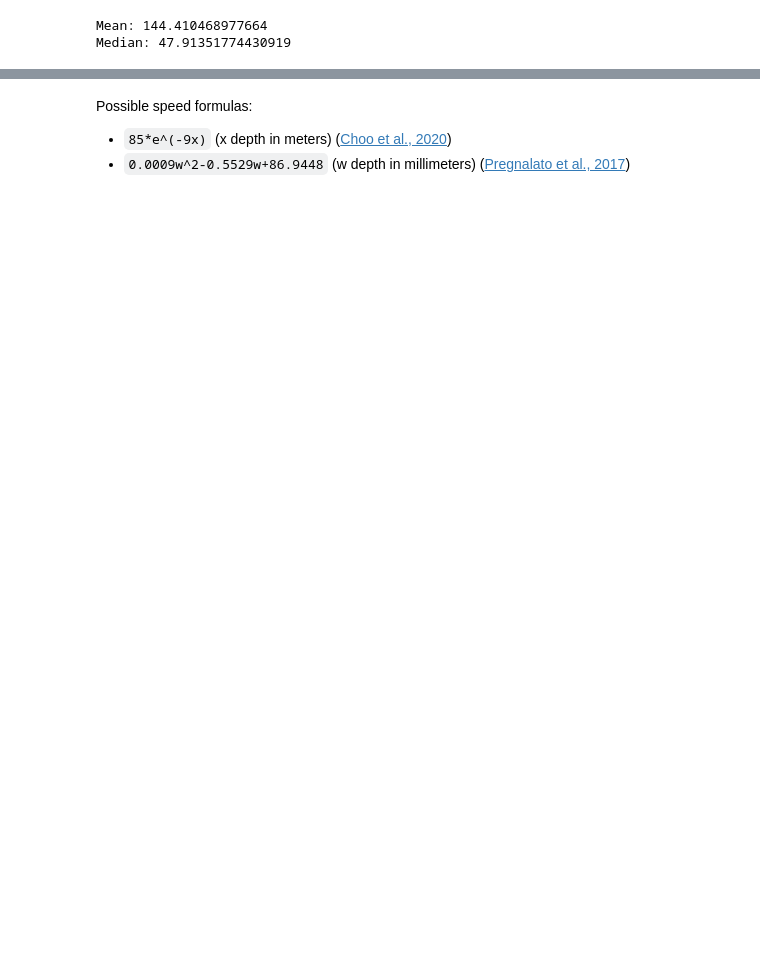
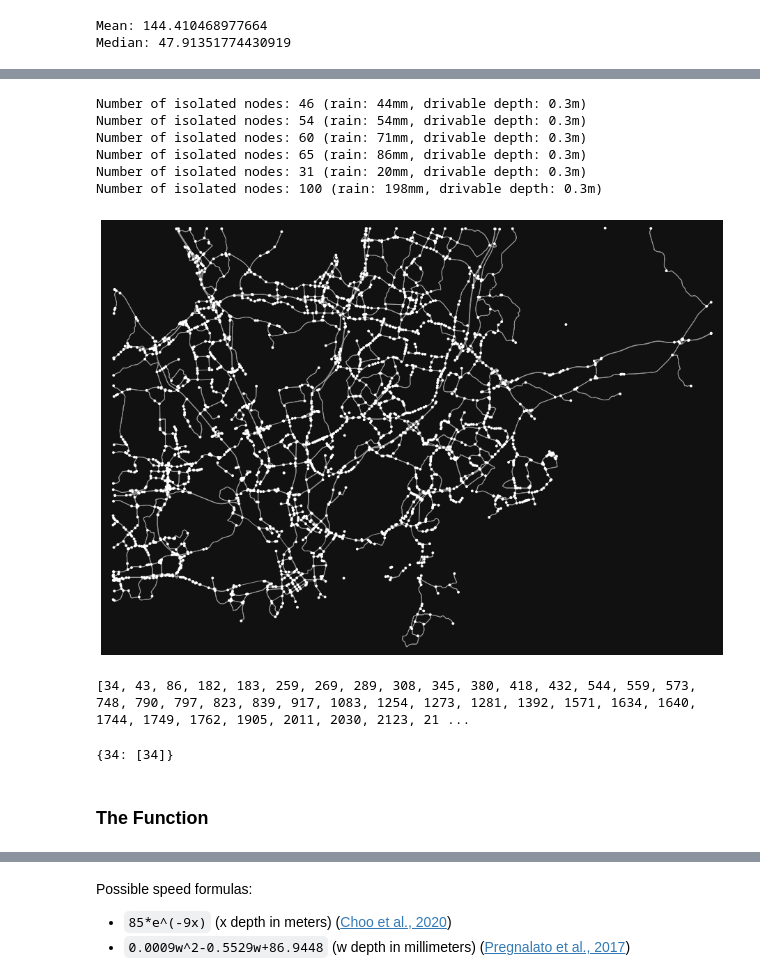
Before and after one commit to EwoutH/Helsinki-flood-BEP-project, a Jupyter notebook: road-graph/OSMnx_road_graph_analysis_BEP.ipynb, the cells around one changed output, grey strips where cells are left out. Cells and saved outputs as stored; diff of their text form; code cells hidden in the pictures; blank space fills up the shorter version.

Commit message:
Road graph analysis: Version before cleanup

```diff
--- a/road-graph/OSMnx_road_graph_analysis_BEP.ipynb
+++ b/road-graph/OSMnx_road_graph_analysis_BEP.ipynb
@@ -352,5 +369,6 @@ edges
 # %%
 # Add rain depth stats (max, mean, length) for edges
 edgesrain = pd.read_csv('edges-rain.csv', index_col=[1,2,3], skipinitialspace=True)
-edgesrain
+edgesrain = edgesrain.fillna(0)
+print(edgesrain)
 # %% [output]
@@ -388,0 +390,15 @@ edges2
+# %%
+# Convert the DiGraph back to MultiDiGraph (for OSMnx)
+G3b = nx.MultiDiGraph(G2a)
+
+# Save the nodes and edges as GeoPandas DataFrame
+nodes, edges = ox.graph_to_gdfs(G3b, nodes=True, edges=True, node_geometry=True, fill_edge_geometry=True)
+
+# Add flood levels to edges dataframe
+edges = pd.concat([edges, edgesrain], axis=1)
+
+# Generate new NetworkX MultiGraph from nodes and edges
+G3b = ox.utils_graph.graph_from_gdfs(nodes, edges)
+
+# Convert NetworkX MultiDiGraph to DiGraph
+G3a = ox.utils_graph.get_digraph(G3b, weight='free_flow_time')
@@ -388,0 +425,17 @@ edges2
+# %%
+drivabledepth = 0.30 # meter
+depths = [44, 54, 71, 86 , 20, 198]
+
+ed = {}
+for i in depths:
+  ed[str(i)] = edges[edges[f'ZMax{i}mm'] <= drivabledepth]
+
+GbMax = {} # Empty dict for MultiDiGraphs
+GaMax = {} # Empty dict for DiGraphs
+
+for k,v in ed.items():
+  GbMax[k] = ox.utils_graph.graph_from_gdfs(nodes, v)
+  GaMax[k] = ox.utils_graph.get_digraph(GbMax[k], weight='free_flow_time')
+
+print(ed['44'])
+print(GaMax['44'].edges[140,2470]['ZLength198mm'])
@@ -388,0 +459,26 @@ edges2
+# %%
+# Check the number of isolated nodes for each depth
+for i in depths:
+  print(f'Number of isolated nodes: {nx.number_of_isolates(GaMax[str(i)])} (rain: {i}mm, drivable depth: {drivabledepth}m)')
+# %% [output]
+Number of isolated nodes: 46 (rain: 44mm, drivable depth: 0.3m)
+Number of isolated nodes: 54 (rain: 54mm, drivable depth: 0.3m)
+Number of isolated nodes: 60 (rain: 71mm, drivable depth: 0.3m)
+Number of isolated nodes: 65 (rain: 86mm, drivable depth: 0.3m)
+Number of isolated nodes: 31 (rain: 20mm, drivable depth: 0.3m)
+Number of isolated nodes: 100 (rain: 198mm, drivable depth: 0.3m)
+# %%
+fig, ax = ox.plot_graph(GbMax['44'], figsize=(16,12))
+# %% [output]
+[figure, added]
+# %%
+print(sorted(nx.isolates(GbMax['44'])))
+# %% [output]
+[34, 43, 86, 182, 183, 259, 269, 289, 308, 345, 380, 418, 432, 544, 559, 573, 748, 790, 797, 823, 839, 917, 1083, 1254, 1273, 1281, 1392, 1571, 1634, 1640, 1744, 1749, 1762, 1905, 2011, 2030, 2123, 21 ...
+# %%
+paths = dict(nx.shortest_path(GbMax['44'], source=34, weight="free_flow_time"))
+print(paths)
+# %% [output]
+{34: [34]}
+# %% [markdown]
+### The Function
```
Also changed, not shown: parts of 28 cells of this notebook.
